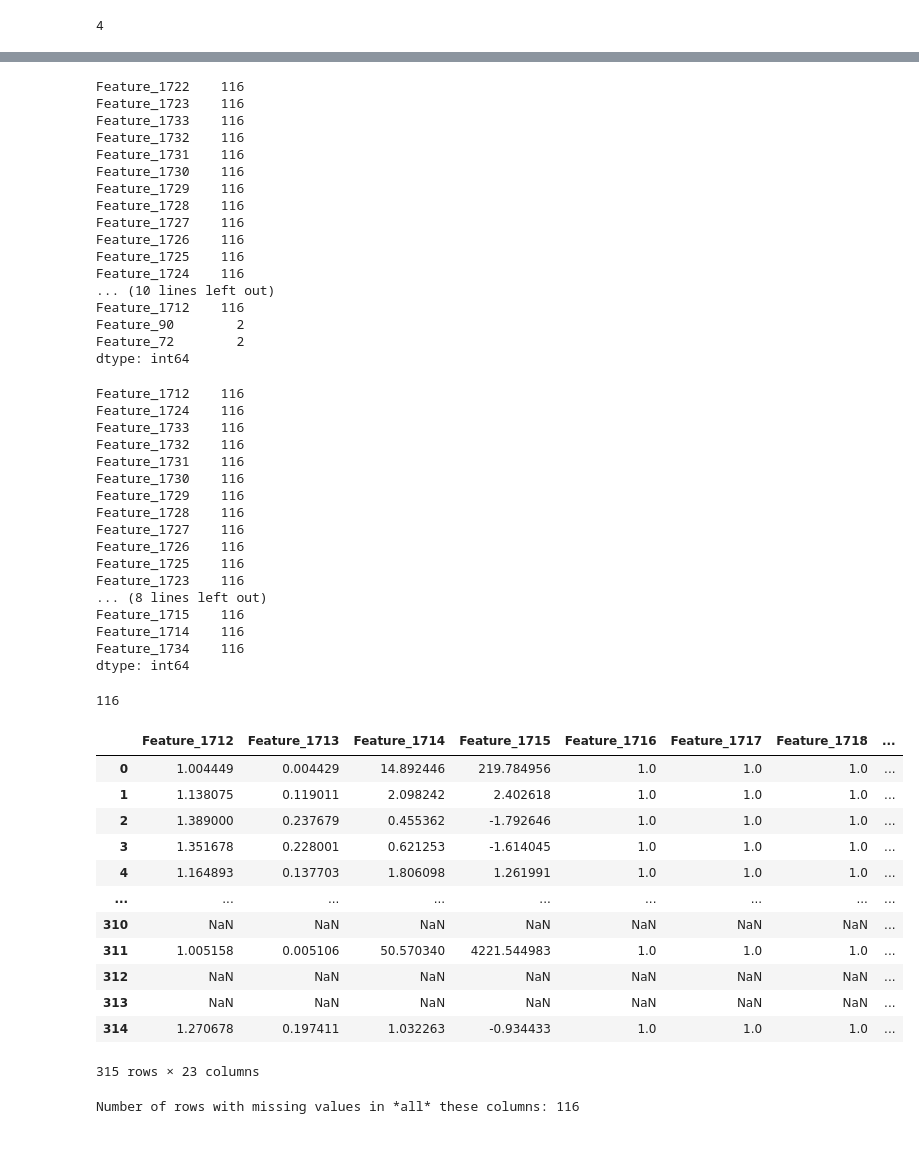
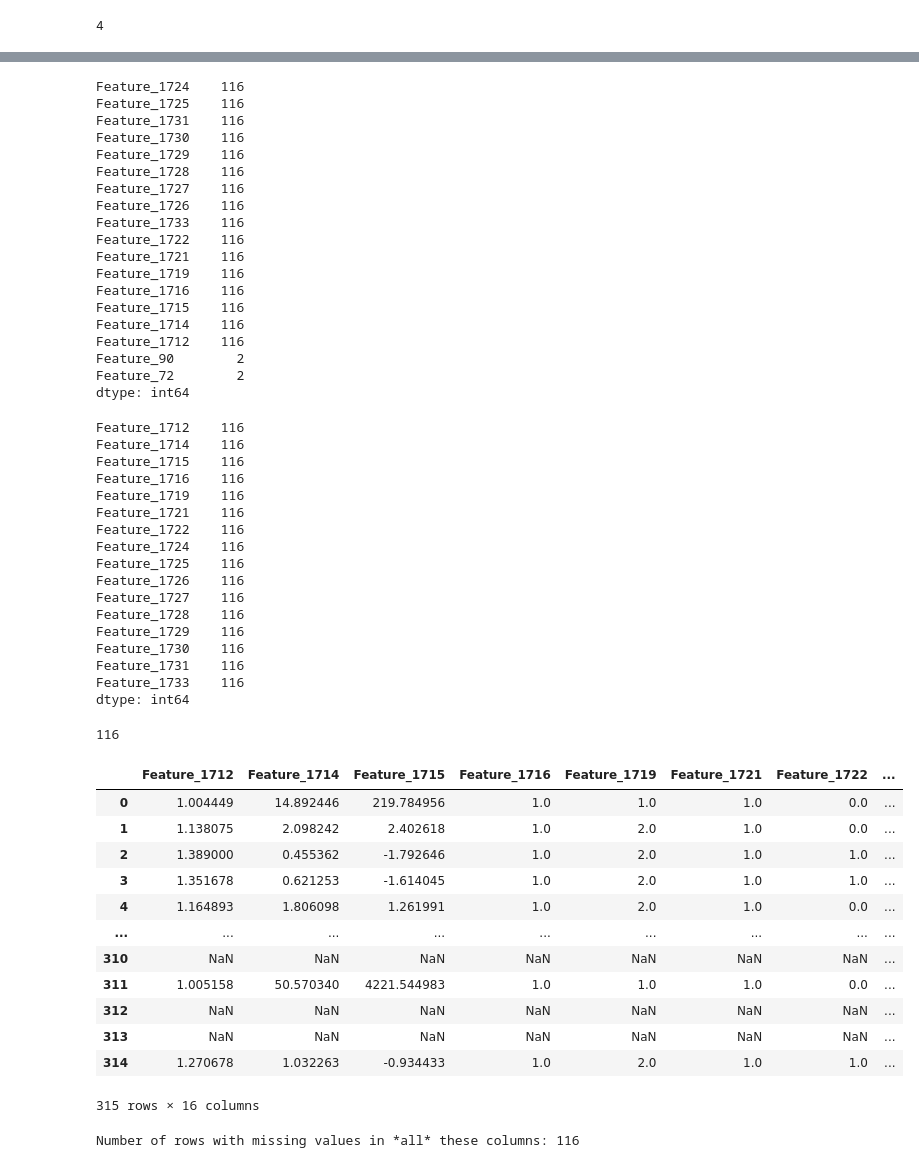
Before and after one commit to kitarp07/RA_Selection_Task_2, a Jupyter notebook: notebooks/exploratory_data_analysis.ipynb, the cells around one changed output, grey strips where cells are left out. Drawn from its saved outputs; the diff is of its cells as text; code cells hidden in the pictures.

Commit message:
selected k top features

```diff
--- a/notebooks/exploratory_data_analysis.ipynb
+++ b/notebooks/exploratory_data_analysis.ipynb
@@ -147,0 +186,3 @@ data_drop_id.replace([np.inf, -np.inf], np.nan, inplace=True)
+# %%
+selected_columns = X.columns[mask]
+selected_columns
@@ -147,0 +201,2 @@ data_drop_id.replace([np.inf, -np.inf], np.nan, inplace=True)
+# %%
+X_reduced_df = pd.DataFrame(X_reduced, columns=selected_columns)
@@ -148,48 +207,50 @@ data_drop_id.replace([np.inf, -np.inf], np.nan, inplace=True)
 # %%
 # check each colum with missing values
-missing_per_feature = data_drop_id.isnull().sum()
+missing_per_feature = X_reduced_df.isnull().sum()
 print(missing_per_feature[missing_per_feature > 0].sort_values(ascending=False))
 # %% [output]
-Feature_1722    116
-Feature_1723    116
-Feature_1733    116
-Feature_1732    116
+Feature_1724    116
+Feature_1725    116
 Feature_1731    116
 Feature_1730    116
 Feature_1729    116
 Feature_1728    116
 Feature_1727    116
 Feature_1726    116
-Feature_1725    116
-Feature_1724    116
-... (10 lines left out)
+Feature_1733    116
+Feature_1722    116
+Feature_1721    116
+Feature_1719    116
+Feature_1716    116
+Feature_1715    116
+Feature_1714    116
 Feature_1712    116
 Feature_90        2
 Feature_72        2
 dtype: int64
 # %%
 # Impute with mean because there are low number of inf values
-data_drop_id[['Feature_90', 'Feature_72']] = data_drop_id[['Feature_90', 'Feature_72']].fillna(data_drop_id[['Feature_90', 'Feature_72']].mean())
+X_reduced_df[['Feature_90', 'Feature_72']] = X_reduced_df[['Feature_90', 'Feature_72']].fillna(X_reduced_df[['Feature_90', 'Feature_72']].mean())
 # %%
 # check again after filling missing columns with mean values
-missing_per_feature = data_drop_id.isnull().sum()
+missing_per_feature = X_reduced_df.isnull().sum()
 print(missing_per_feature[missing_per_feature > 0].sort_values(ascending=False))
 # %% [output]
 Feature_1712    116
+Feature_1714    116
+Feature_1715    116
+Feature_1716    116
+Feature_1719    116
+Feature_1721    116
+Feature_1722    116
 Feature_1724    116
+Feature_1725    116
+Feature_1726    116
+Feature_1727    116
+Feature_1728    116
+Feature_1729    116
+Feature_1730    116
+Feature_1731    116
 Feature_1733    116
-Feature_1732    116
-Feature_1731    116
-Feature_1730    116
-Feature_1729    116
-Feature_1728    116
-Feature_1727    116
-Feature_1726    116
-Feature_1725    116
-Feature_1723    116
-... (8 lines left out)
-Feature_1715    116
-Feature_1714    116
-Feature_1734    116
 dtype: int64
 # %%
@@ -199,22 +260,22 @@ data_drop_id["Feature_1712"].isnull().sum()
 # %%
 cols_to_drop = missing_per_feature[missing_per_feature > 0].index # get column names of data with missing values
 # %%
-missing_data_cols = data_drop_id[cols_to_drop]
+missing_data_cols = X_reduced_df[cols_to_drop]
 missing_data_cols
 # %% [output]
-|  | Feature_1712 | Feature_1713 | Feature_1714 | Feature_1715 | Feature_1716 | Feature_1717 | Feature_1718 | ... |
-| 0 | 1.004449 | 0.004429 | 14.892446 | 219.784956 | 1.0 | 1.0 | 1.0 | ... |
-| 1 | 1.138075 | 0.119011 | 2.098242 | 2.402618 | 1.0 | 1.0 | 1.0 | ... |
-| 2 | 1.389000 | 0.237679 | 0.455362 | -1.792646 | 1.0 | 1.0 | 1.0 | ... |
-| 3 | 1.351678 | 0.228001 | 0.621253 | -1.614045 | 1.0 | 1.0 | 1.0 | ... |
-| 4 | 1.164893 | 0.137703 | 1.806098 | 1.261991 | 1.0 | 1.0 | 1.0 | ... |
+|  | Feature_1712 | Feature_1714 | Feature_1715 | Feature_1716 | Feature_1719 | Feature_1721 | Feature_1722 | ... |
+| 0 | 1.004449 | 14.892446 | 219.784956 | 1.0 | 1.0 | 1.0 | 0.0 | ... |
+| 1 | 1.138075 | 2.098242 | 2.402618 | 1.0 | 2.0 | 1.0 | 0.0 | ... |
+| 2 | 1.389000 | 0.455362 | -1.792646 | 1.0 | 2.0 | 1.0 | 1.0 | ... |
+| 3 | 1.351678 | 0.621253 | -1.614045 | 1.0 | 2.0 | 1.0 | 1.0 | ... |
+| 4 | 1.164893 | 1.806098 | 1.261991 | 1.0 | 2.0 | 1.0 | 0.0 | ... |
 | ... | ... | ... | ... | ... | ... | ... | ... | ... |
 | 310 | NaN | NaN | NaN | NaN | NaN | NaN | NaN | ... |
-| 311 | 1.005158 | 0.005106 | 50.570340 | 4221.544983 | 1.0 | 1.0 | 1.0 | ... |
+| 311 | 1.005158 | 50.570340 | 4221.544983 | 1.0 | 1.0 | 1.0 | 0.0 | ... |
 | 312 | NaN | NaN | NaN | NaN | NaN | NaN | NaN | ... |
 | 313 | NaN | NaN | NaN | NaN | NaN | NaN | NaN | ... |
-| 314 | 1.270678 | 0.197411 | 1.032263 | -0.934433 | 1.0 | 1.0 | 1.0 | ... |
+| 314 | 1.270678 | 1.032263 | -0.934433 | 1.0 | 2.0 | 1.0 | 1.0 | ... |
-315 rows × 23 columns
+315 rows × 16 columns
 # %%
 # Find rows where all these columns are missing
 rows_all_missing = missing_data_cols[missing_data_cols.isnull().all(axis=1)]
```
Also changed, not shown: parts of 32 cells of this notebook.
